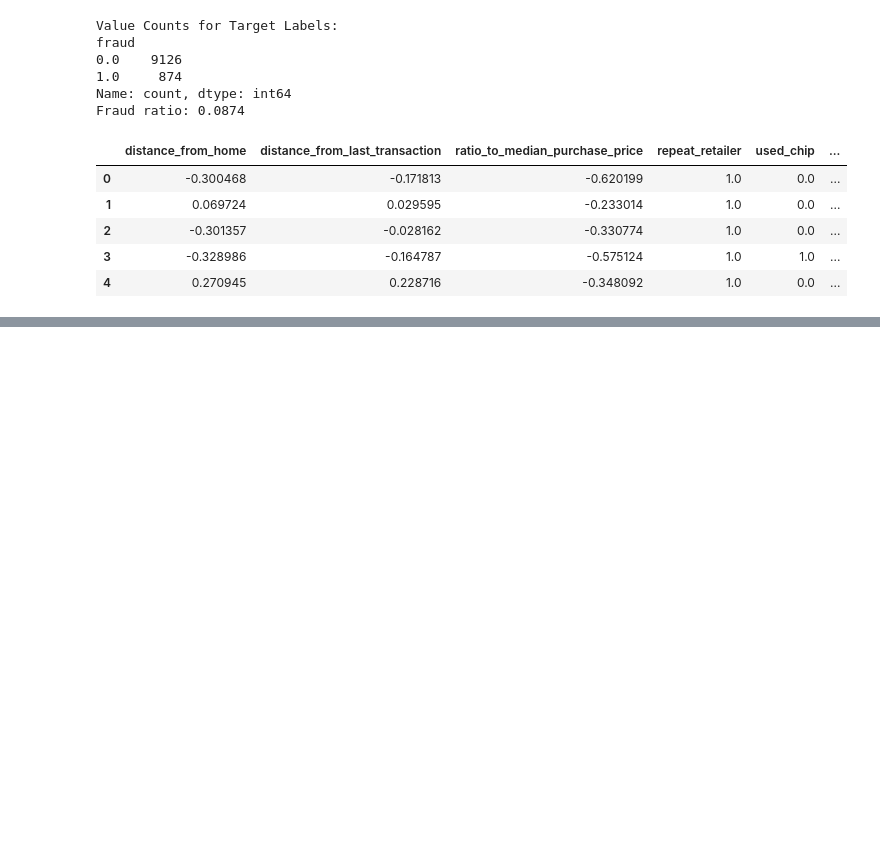
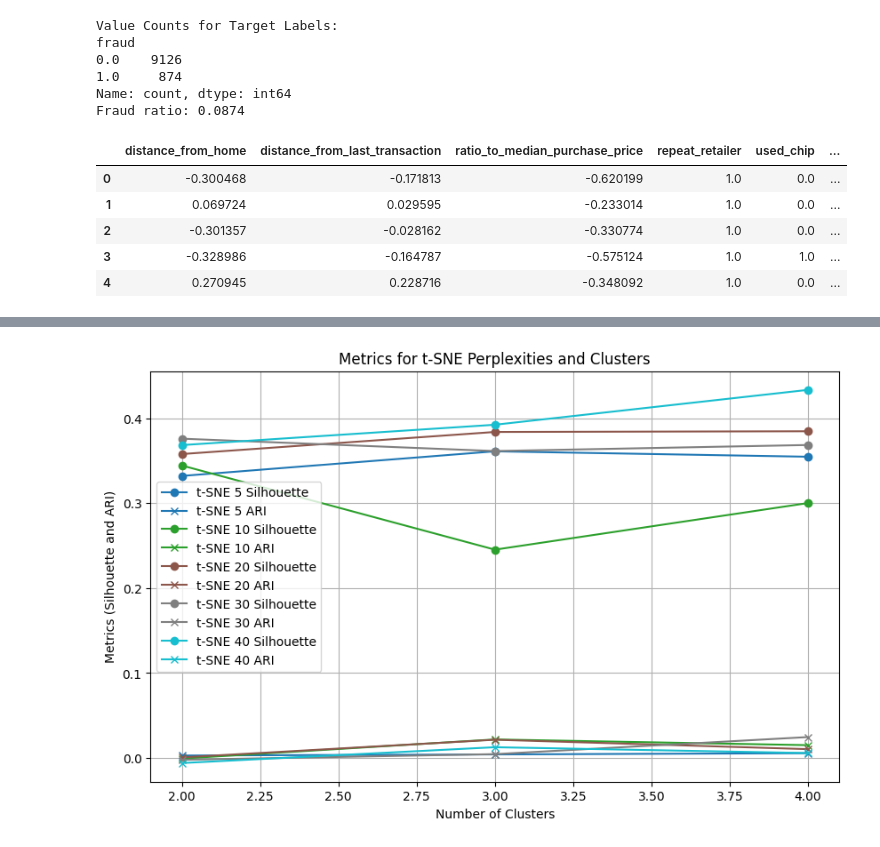
Before and after one commit to rrangelvargas/INM701, a Jupyter notebook: src/mainben.ipynb, the cells around one changed output, grey strips where cells are left out. Drawn from its saved outputs; the diff is of its cells as text; code cells hidden in the pictures; blank space fills up the shorter version.

```diff
--- a/src/mainben.ipynb
+++ b/src/mainben.ipynb
@@ -377,0 +199,99 @@ plt.show()
+# %%
+from sklearn.manifold import TSNE
+from sklearn.mixture import GaussianMixture
+from sklearn.metrics import silhouette_score, adjusted_rand_score
+from sklearn.neighbors import NearestNeighbors
+import matplotlib.pyplot as plt
+import numpy as np
+
+# define t-SNE perplexity values and cluster range
+tsne_perplexities = [5, 10, 20, 30, 40]
+cluster_range = range(2, 5)
+
+# so store (perplexity, n_clusters, silhouette_score, ARI, trustworthiness)
+tsne_results = []
+
+# calculate trustworthiness of the low-dimensional embedding
+def calculate_trustworthiness(high_dim_data, low_dim_data, n_neighbors=5):
+    nbrs_high = NearestNeighbors(n_neighbors=n_neighbors).fit(high_dim_data)
+    nbrs_low = NearestNeighbors(n_neighbors=n_neighbors).fit(low_dim_data)
+
+    _, indices_high = nbrs_high.kneighbors(high_dim_data)
+    _, indices_low = nbrs_low.kneighbors(low_dim_data)
+
+    # exclude the point itself from the neighbors (skip index 0)
+    overlap_count = sum(
+        len(set(indices_high[i, 1:]).intersection(indices_low[i, 1:]))
+        for i in range(len(high_dim_data))
+    )
+    # normalize by total possible matches
+    trustworthiness = overlap_count / (len(high_dim_data) * (n_neighbors - 1))
+    return trustworthiness
+
+# iterate over t-SNE perplexities
+for perplexity in tsne_perplexities:
+
+    # apply t-SNE with the current perplexity
+    tsne = TSNE(n_components=2, perplexity=perplexity, random_state=42, learning_rate=200)
+    X_tsne = tsne.fit_transform(X_scaled)
+
+    # calculate trustworthiness for this t-SNE
+    trustworthiness = calculate_trustworthiness(X_scaled, X_tsne)
+
+    # iterate over the range of clusters
+    for n_clusters in cluster_range:
+        # train gmm
+        gmm = GaussianMixture(n_components=n_clusters, n_init=50, covariance_type='tied', random_state=42)
+        labels = gmm.fit_predict(X_tsne)
+
+        # calculate silhouette score and ARI
+        silhouette_avg = silhouette_score(X_tsne, labels)
+        ari_score = adjusted_rand_score(y, labels)
+
+        # store results
+        tsne_results.append((perplexity, n_clusters, silhouette_avg, ari_score, trustworthiness))
+
+        # print details
+        print(
+            f"t-SNE Perplexity: {perplexity}, Clusters: {n_clusters}, "
+            f"Silhouette Score: {silhouette_avg:.4f}, ARI: {ari_score:.4f}, "
+            f"Trustworthiness: {trustworthiness:.4f}"
+        )
+
+# find the optimal parameters based on ARI and silhouette score, preferring closer to 2 clusters
+best_tsne_trial = max(
+    tsne_results,
+    key=lambda x: (x[3], x[2], -(x[1] == 2))  # prioritize ARI, then silhouette, with slight preference for 2 clusters
+)
+best_tsne_perplexity, best_tsne_clusters, best_tsne_silhouette, best_tsne_ari, best_tsne_trustworthiness = best_tsne_trial
+
+# print the optimal parameters
+print(f"\nBest t-SNE Perplexity: {best_tsne_perplexity}, Best t-SNE Clusters: {best_tsne_clusters}")
+print(f"Best t-SNE Silhouette Score: {best_tsne_silhouette:.4f}, Best t-SNE ARI: {best_tsne_ari:.4f}")
+print(f"Best t-SNE Trustworthiness: {best_tsne_trustworthiness:.4f}")
+
+# visualize Silhouette Scores and ARI for t-SNE
+results_array_tsne = np.array(tsne_results)
+plt.figure(figsize=(10, 6))
+
+# define a color map for each perplexity
+colors = plt.cm.tab10(np.linspace(0, 1, len(tsne_perplexities)))
+
+# extracts each value from each perplexity of t-SNE to be graphed
+for i, perplexity in enumerate(tsne_perplexities):
+    scores = results_array_tsne[results_array_tsne[:, 0] == perplexity][:, 2].astype(float)
+    ari_scores = results_array_tsne[results_array_tsne[:, 0] == perplexity][:, 3].astype(float)
+    clusters = results_array_tsne[results_array_tsne[:, 0] == perplexity][:, 1]
+
+    # plot silhouette scores with dots
+    plt.plot(clusters, scores, marker='o', label=f't-SNE {perplexity} Silhouette', color=colors[i])
+    # plot ARI scores with crosses
+    plt.plot(clusters, ari_scores, marker='x', label=f't-SNE {perplexity} ARI', color=colors[i])
+
+plt.title("Metrics for t-SNE Perplexities and Clusters")
+plt.xlabel("Number of Clusters")
+plt.ylabel("Metrics (Silhouette and ARI)")
+plt.legend()
+plt.grid()
+plt.show()
+# %% [output]
@@ -377,0 +317 @@ plt.show()
+[figure, added]
```
Also changed, not shown: parts of 22 cells of this notebook.
